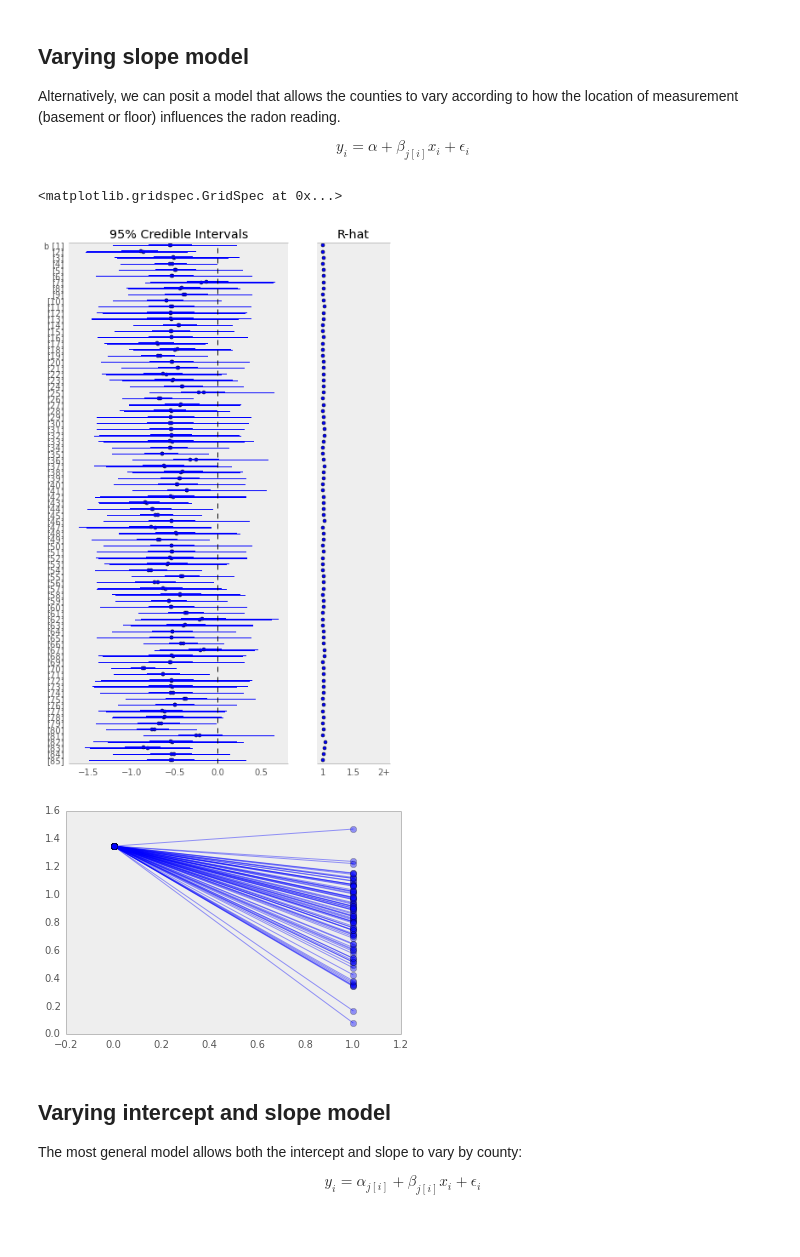
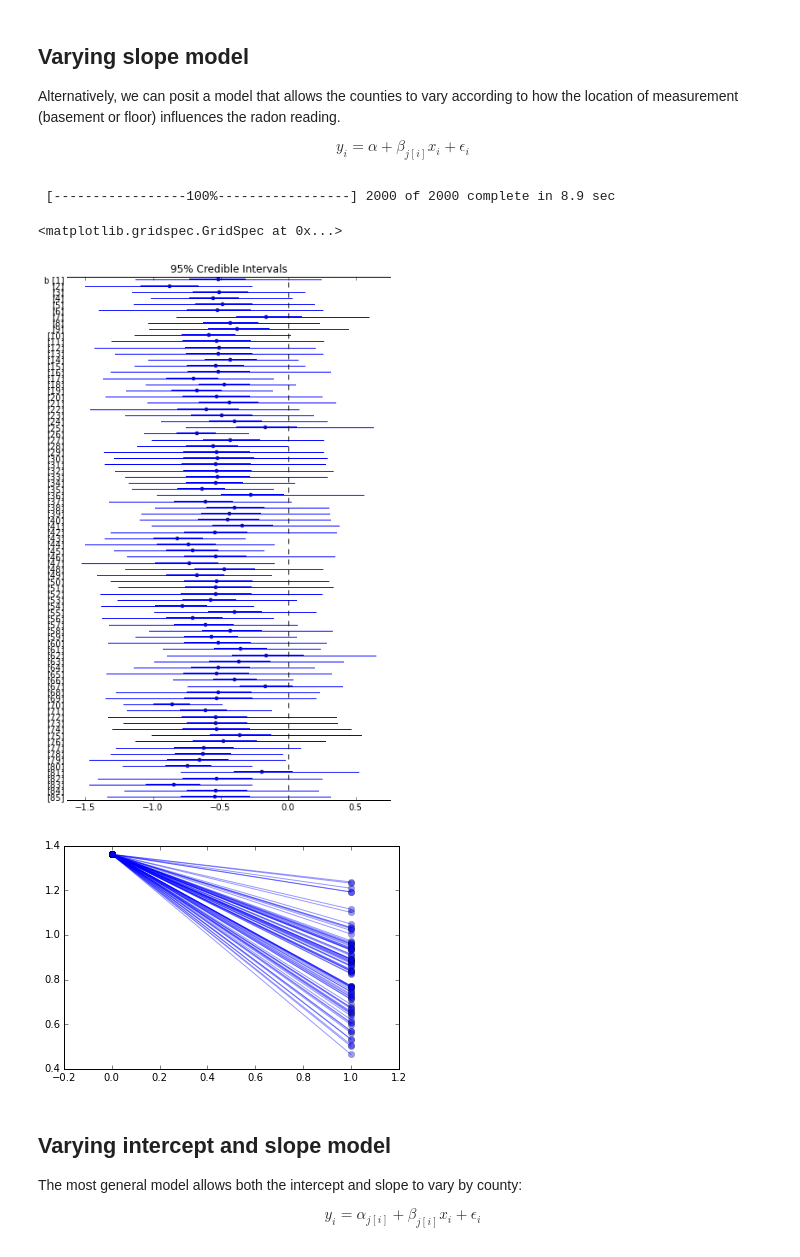
Before and after one commit to fonnesbeck/multilevel_modeling, a Jupyter notebook: multilevel_modeling.ipynb, the cells around one changed output. Cells and saved outputs as stored; diff of their text form; code cells hidden in the pictures.

```diff
--- a/multilevel_modeling.ipynb
+++ b/multilevel_modeling.ipynb
@@ -315,10 +319,10 @@ with Model() as varying_intercept:
 # %% [markdown]
 We can fit the above model using MCMC. Here, we use the No U-turn Sampler (NUTS), which is a gradient-based method for MCMC simulation.
 # %%
-from pymc import psample, summary
+from pymc import sample, summary
 
 with varying_intercept:
 
     step = NUTS()
 
-    varying_intercept_samples = psample(2000, step)
+    varying_intercept_samples = sample(2000, step)
@@ -356,8 +362,8 @@ b:
 # %%
-xvals = arange(2)
-bp = varying_intercept_samples['a'][0].mean(axis=0)
-mp = varying_intercept_samples['b'][0].mean()
+xvals = np.arange(2)
+bp = varying_intercept_samples['a'].mean(axis=0)
+mp = varying_intercept_samples['b'].mean()
 for bi in bp:
     plt.plot(xvals, mp*xvals + bi, 'bo-', alpha=0.4)
-xlim(-0.1,1.1);
+plt.xlim(-0.1,1.1);
 # %% [output]
@@ -365,7 +371,7 @@ xlim(-0.1,1.1);
 # %% [markdown]
 It is easy to show that the partial pooling model provides more objectively reasonable estimates than either the pooled or unpooled models, at least for counties with small sample sizes.
 # %%
-fig, axes = subplots(2, 4, figsize=(12, 6), sharey=True, sharex=True)
+fig, axes = plt.subplots(2, 4, figsize=(12, 6), sharey=True, sharex=True)
 axes = axes.ravel()
 for i,c in enumerate(sample_counties):
 
@@ -425,22 +431,24 @@ with varying_slope:
 
     step = NUTS()
 
-    varying_slope_samples = psample(2000, step)
+    varying_slope_samples = sample(2000, step)
+# %% [output]
+ [-----------------100%-----------------] 2000 of 2000 complete in 8.9 sec
 # %%
-figure(figsize=(6,10))
+plt.figure(figsize=(6,10))
 forestplot(varying_slope_samples, vars=['b'])
 # %% [output]
 <matplotlib.gridspec.GridSpec at 0x...>
-[figure, old version]
+[figure, new version]
 # %%
 xvals = np.arange(2)
-b = varying_slope_samples['a'][0].mean()
-m = varying_slope_samples['b'][0].mean(axis=0)
+b = varying_slope_samples['a'].mean()
+m = varying_slope_samples['b'].mean(axis=0)
 for mi in m:
     plt.plot(xvals, mi*xvals + b, 'bo-', alpha=0.4)
-xlim(-0.2, 1.2);
+plt.xlim(-0.2, 1.2);
 # %% [output]
-[figure, old version]
+[figure, new version]
 # %% [markdown]
 ## Varying intercept and slope model
 
```
Also changed, not shown: parts of 28 cells of this notebook.
